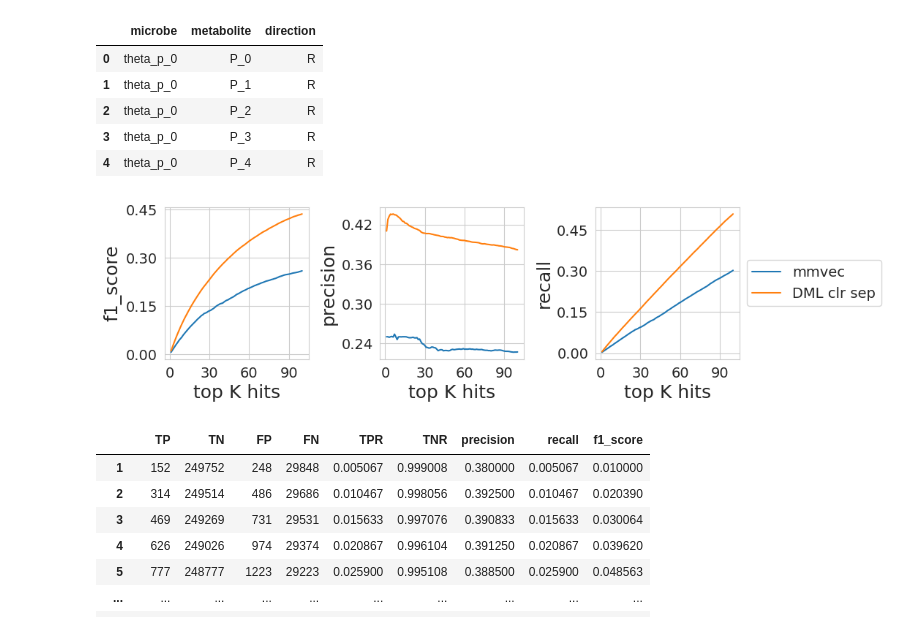
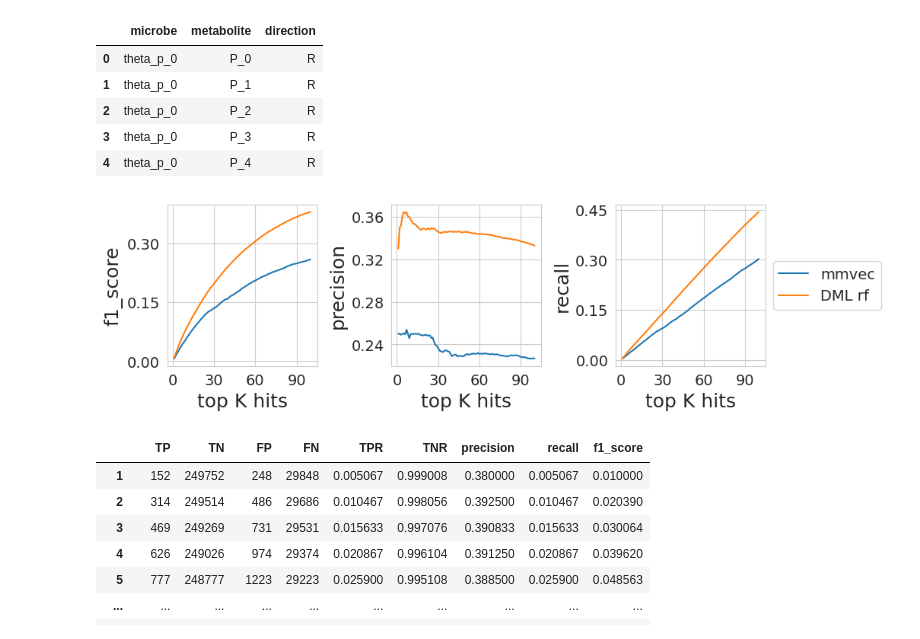
Before and after one commit to DriesDeRyck/thesis, a Jupyter notebook: sim_new/evaluate-simulation.ipynb, the cells around one changed output. Drawn from its saved outputs; the diff is of its cells as text; code cells hidden in the pictures.

Commit message:
results for new_sim rf

```diff
--- a/sim_new/evaluate-benchmarks.ipynb
+++ b/sim_new/evaluate-simulation.ipynb
@@ -165,8 +165,8 @@ se_ranks = pd.read_csv(os.path.join(results_dir, 'rel/weights_rel_SPIECEASI.csv'
 # Read DML ranks
 dml_results_dir = './results/DML/'
 
-# dml_ranks_rf = pd.read_csv(os.path.join(dml_results_dir, 'rel/dml_ranks.rf.tsv'), index_col=0, sep="\t").T.loc[
-#     ranks.index, ranks.columns]
+dml_ranks_rf = pd.read_csv(os.path.join(dml_results_dir, 'original_data/coefficients.tsv'), index_col=0, sep="\t").T.loc[
+    ranks.index, ranks.columns]
 # dml_ranks_lr = pd.read_csv(os.path.join(dml_results_dir, 'rel/dml_ranks.lr.tsv'), index_col=0, sep="\t").T.loc[
 #     ranks.index, ranks.columns]
 # dml_ranks_boost = pd.read_csv(os.path.join(dml_results_dir, 'rel/dml_ranks.boost.earlystopping.tsv'), index_col=0, sep="\t").T.loc[
@@ -203,14 +203,14 @@ edges.head()
 # %%
 k = 100
 mmvec_res = _edge_roc_curve(ranks, edges, k_max=k, axis=1)
-pearson_res = _edge_roc_curve(pearson_ranks, edges, k_max=k, axis=1)
-spearman_res = _edge_roc_curve(spearman_ranks, edges, k_max=k, axis=1)
-sparcc_res = _edge_roc_curve(sparcc_ranks, edges, k_max=k, axis=1)
-phi_res = _edge_roc_curve(1 / phi_ranks, edges, k_max=k, axis=1)
-rho_res = _edge_roc_curve(rho_ranks, edges, k_max=k, axis=1)
-se_res = _edge_roc_curve(se_ranks, edges, k_max=k, axis=1)
+# pearson_res = _edge_roc_curve(pearson_ranks, edges, k_max=k, axis=1)
+# spearman_res = _edge_roc_curve(spearman_ranks, edges, k_max=k, axis=1)
+# sparcc_res = _edge_roc_curve(sparcc_ranks, edges, k_max=k, axis=1)
+# phi_res = _edge_roc_curve(1 / phi_ranks, edges, k_max=k, axis=1)
+# rho_res = _edge_roc_curve(rho_ranks, edges, k_max=k, axis=1)
+# se_res = _edge_roc_curve(se_ranks, edges, k_max=k, axis=1)
 
-# dml_rf = _edge_roc_curve(dml_ranks_rf, edges, k_max=k, axis=1)
+dml_rf = _edge_roc_curve(dml_ranks_rf, edges, k_max=k, axis=1)
 # dml_lr = _edge_roc_curve(dml_ranks_lr, edges, k_max=k, axis=1)
 # dml_boost = _edge_roc_curve(dml_ranks_boost, edges, k_max=k, axis=1)
 # dml_norm_res = _edge_roc_curve(dml_ranks_norm, edges, k_max=k, axis=1)
@@ -261,38 +261,38 @@ def plot_stats(ax, attr='F score', edge_dir=0):
     # ax.plot(rho_res[edge_dir][attr], label='rho')
     # ax.plot(se_res[edge_dir][attr], label='spiec-easi')
 
-    # ax.plot(dml_rf[edge_dir][attr], label='DML rf')
+    ax.plot(dml_rf[edge_dir][attr], label='DML rf')
     # ax.plot(dml_norm_res[edge_dir][attr], label='DML norm')
     # ax.plot(dml_clr_rf_res[edge_dir][attr], label='DML clr')
     # ax.plot(dml_clr_scaled_rf_res[edge_dir][attr], label='DML clr (sc)')
     # ax.plot(dml_clr_min_rf_res[edge_dir][attr], label='DML clr (min)')
     # ax.plot(dml_clr_sc_min_rf_res[edge_dir][attr], label='DML clr (sc min)')
     # ax.plot(dml_clr_sep_rf_res[edge_dir][attr], label='DML clr (sep)')
     # ax.plot(dml_clr_sep_min_rf_res[edge_dir][attr], label='DML clr (sep min)')
     # ax.plot(subset20_res[edge_dir][attr], label='DML subset20')
     # ax.plot(subset100_res[edge_dir][attr], label='DML subset100')
     # ax.plot(subset500_res[edge_dir][attr], label='DML subset500')
     # ax.plot(subset500_res[edge_dir][attr], label='DML subset500')
     # ax.plot(dml_lr[edge_dir][attr], label='DML lr')
     # ax.plot(dml_boost[edge_dir][attr], label='DML boost')
     ax.set_ylabel(attr, fontsize=18)
     ax.set_xlabel('top K hits', fontsize=18)
     ax.tick_params(axis="x", labelsize=14)
     ax.tick_params(axis="y", labelsize=14)
     ax.xaxis.set_major_locator(plt.MaxNLocator(4))
     ax.yaxis.set_major_locator(plt.MaxNLocator(4))
 
 
 plot_stats(ax[0], attr='f1_score', edge_dir=edge_dir)
 plot_stats(ax[1], attr='precision', edge_dir=edge_dir)
 plot_stats(ax[2], attr='recall', edge_dir=edge_dir)
 plt.tight_layout()
 ax[2].legend(loc='center left', bbox_to_anchor=(1, 0.5), fontsize=14)
 
 timestamp = datetime.datetime.now().strftime("%Y-%m-%d_%H:%M:%S")
 plt.savefig(f"./figures/sim_{timestamp}.png", bbox_inches='tight')
 # %% [output]
-[figure, old version]
+[figure, new version]
 # %%
 dml_rf[0]
 # %% [output]
```
Also changed, not shown: parts of 1 cell of this notebook, 3 other files.
